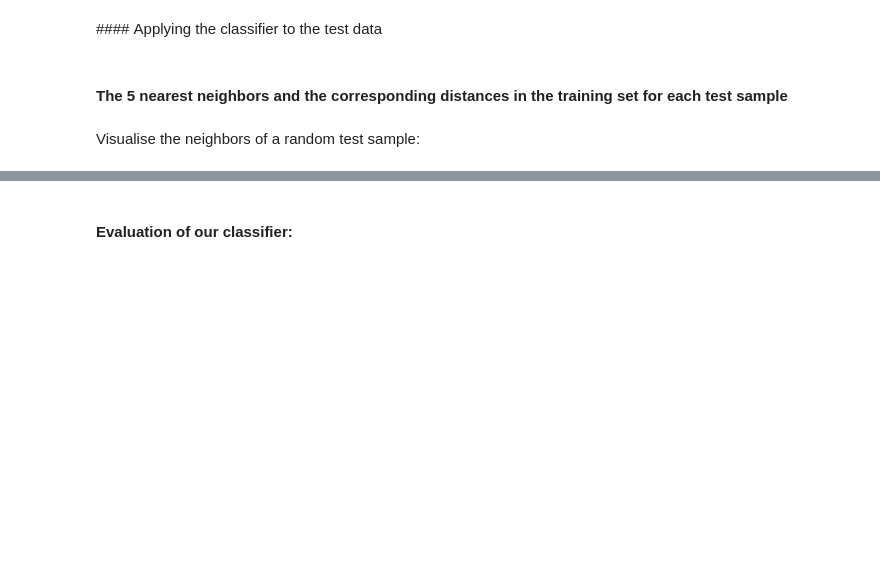
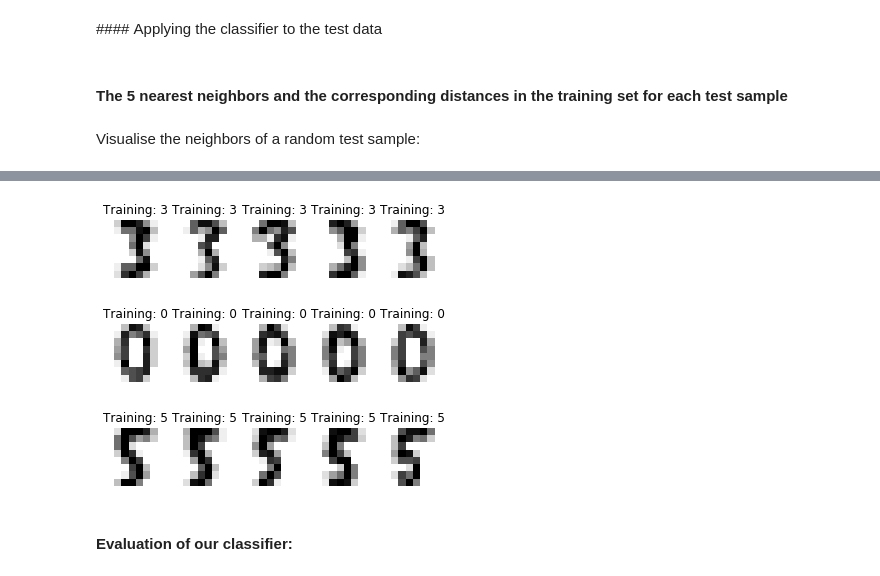
Before and after one commit to Bensrhin/Applied-Machine-Learning, a Jupyter notebook: Evaluation Tools.ipynb, the cells around one changed output, grey strips where cells are left out. Saved outputs shown, nothing was run; the diff lists cells and outputs as text; code cells hidden in the pictures; blank space fills up the shorter version.

```diff
--- a/Evaluation Tools.ipynb
+++ b/Evaluation Tools.ipynb
@@ -72,3 +75,12 @@ for i, (image,label) in enumerate(images_and_labels):
+# %%
+# The first three classified samples
+for j in range(0, 3):
+    index = np.random.randint(len(y_test))
+    visualise(index)
+# %% [output]
+[figure, added]
+[figure, added]
+[figure, added]
 # %% [markdown]
 #### Evaluation of our classifier:
 # %%
```
Also changed, not shown: parts of 13 cells of this notebook.
